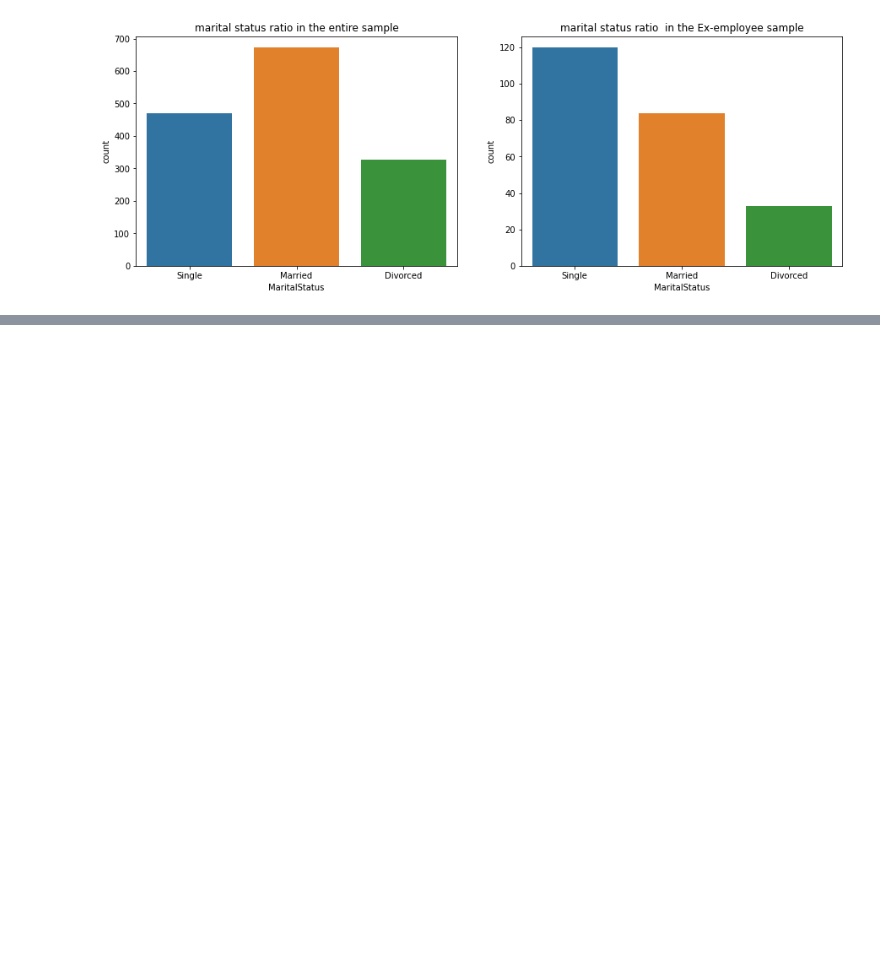
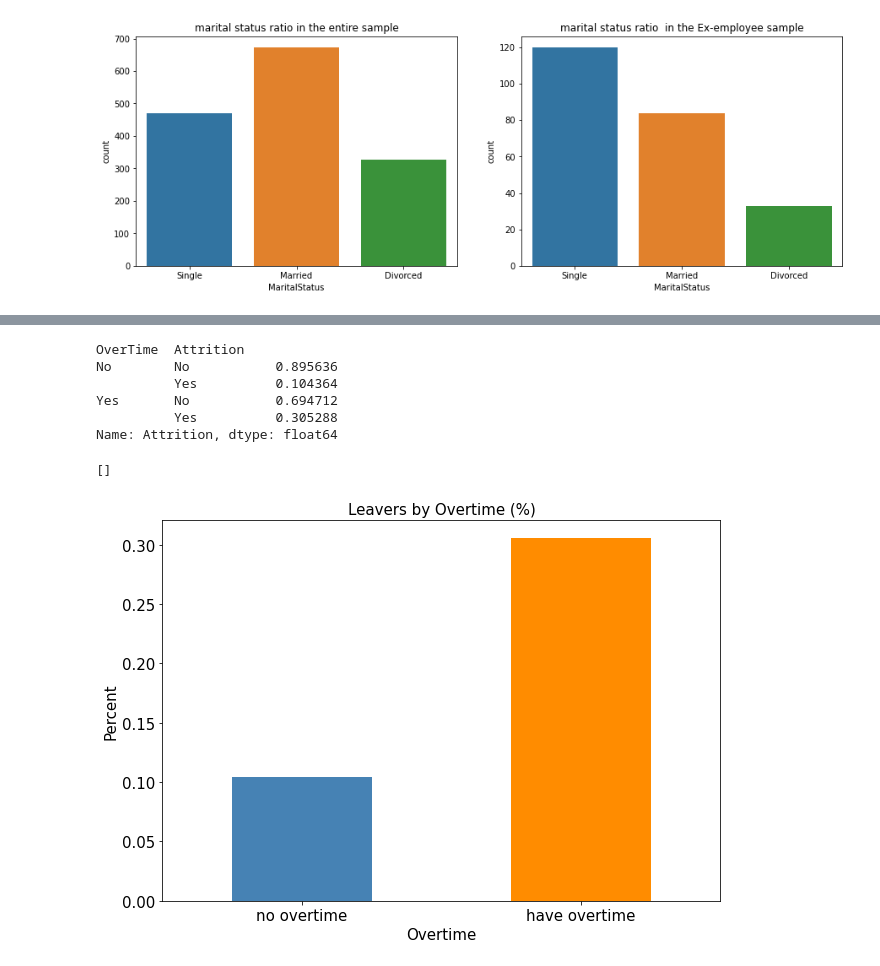
Before and after one commit to slavaminchuk/Employee-Churn, a Jupyter notebook: Отток сотрудников.ipynb, the cells around one changed output, grey strips where cells are left out. Saved outputs shown, nothing was run; the diff lists cells and outputs as text; code cells hidden in the pictures; blank space fills up the shorter version.

```diff
--- a/Отток сотрудников.ipynb
+++ b/Отток сотрудников.ipynb
@@ -202,0 +219,27 @@ SyntaxError: invalid syntax (1256240093.py, line 1)
+# %%
+# percentage of active employees and ex-employees, depending on overtime
+df_gb_overtime = df.groupby("OverTime")["Attrition"].value_counts(normalize=True)
+print(df_gb_overtime)
+
+# percentage of ex-employees, depending on overtime
+exempl_gb_overtime = df_gb_overtime[[1, 3]]
+exempl_gb_overtime.index = ["no overtime", "have overtime"]
+
+
+exempl_gb_overtime.plot(
+    kind="bar", color=["steelblue", "darkorange"], figsize=(10, 7), fontsize=15
+)
+plt.xlabel("Overtime", fontsize=15)
+plt.ylabel("Percent", fontsize=15)
+plt.title("Leavers by Overtime (%)", fontsize=15)
+plt.xticks(rotation=0)
+plt.plot()
+# %% [output]
+OverTime  Attrition
+No        No           0.895636
+          Yes          0.104364
+Yes       No           0.694712
+          Yes          0.305288
+Name: Attrition, dtype: float64
+[]
+[figure, added]
```
Also changed, not shown: parts of 16 cells of this notebook.
